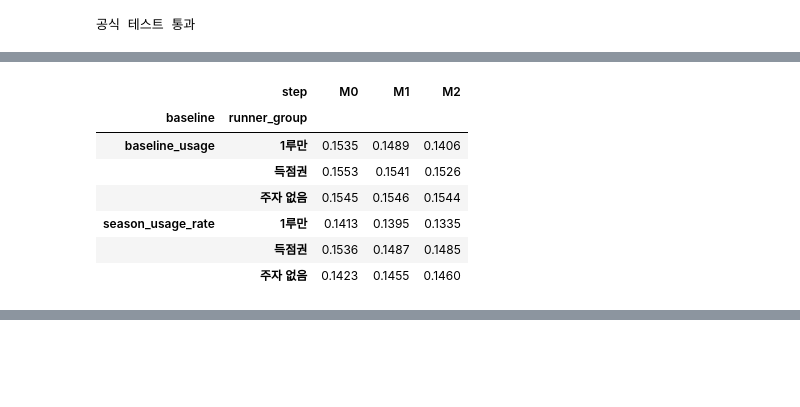
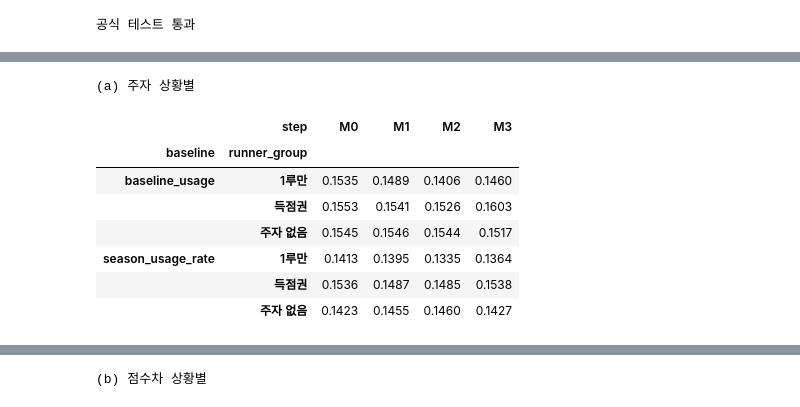
Before and after one commit to DongYun22/9th-first-project-baseball-2, a Jupyter notebook: notebooks/01_DY_situation_matched_control.ipynb, the cells around one changed output, grey strips where cells are left out. Saved outputs shown, nothing was run; the diff lists cells and outputs as text; code cells hidden in the pictures; blank space fills up the shorter version.

```diff
--- a/notebooks/01_DY_situation_matched_control.ipynb
+++ b/notebooks/01_DY_situation_matched_control.ipynb
@@ -136,7 +150,7 @@ season_usage = compute_season_usage_rate(pitches)
 xbh_all = identify_extra_base_hit_events(pitches)
 assert len(xbh_all) == 70_319, len(xbh_all)
 
-xbh = build_xbh_rematch(pitches, season_usage).drop(columns='score_diff')
+xbh = build_xbh_rematch(pitches, season_usage)
 n_eligible = int(xbh['pitch_family'].notna().sum())
 assert len(xbh) == 27_391, len(xbh)
 assert n_eligible == 27_371, n_eligible
@@ -154,7 +168,7 @@ season
 장타 70,319건, 같은 타자 재대결 27,391건 (구종 있는 27,371건)
 # %%
 PITCH_KEYS = ['game_pk', 'at_bat_number', 'pitch_number', 'pitcher']
-NEXT_COLUMNS = ['runners_n_next', 'risp_next', 'outs_next']
+NEXT_COLUMNS = ['runners_n_next', 'risp_next', 'outs_next', 'score_diff_next']
 
 
 def attach_event_situation(events: pd.DataFrame, pitches_sit: pd.DataFrame) -> pd.DataFrame:
@@ -169,15 +183,15 @@ def attach_event_situation(events: pd.DataFrame, pitches_sit: pd.DataFrame) -> p
 
 
 def attach_next_situation(events: pd.DataFrame, pitches_sit: pd.DataFrame) -> pd.DataFrame:
-    """재대결 타석에서 같은 투수가 던진 첫 투구 시점의 주자·아웃을 붙인다 (균형 점검·보정용)."""
+    """재대결 타석에서 같은 투수가 던진 첫 투구 시점의 주자·아웃·점수차를 붙인다 (균형 점검·보정용)."""
     events = events.drop(columns=[c for c in NEXT_COLUMNS if c in events.columns])
     first = (
         pitches_sit.sort_values(['game_pk', 'at_bat_number', 'pitcher', 'pitch_number'])
         .groupby(['game_pk', 'at_bat_number', 'pitcher'], as_index=False)
-        .first()[['game_pk', 'at_bat_number', 'pitcher', 'runners_n', 'risp', 'outs_when_up']]
+        .first()[['game_pk', 'at_bat_number', 'pitcher', 'runners_n', 'risp', 'outs_when_up', 'score_diff']]
         .rename(columns={
             'at_bat_number': 'next_at_bat_number', 'runners_n': 'runners_n_next',
-            'risp': 'risp_next', 'outs_when_up': 'outs_next',
+            'risp': 'risp_next', 'outs_when_up': 'outs_next', 'score_diff': 'score_diff_next',
         })
     )
     first['next_at_bat_number'] = first['next_at_bat_number'].astype(float)
@@ -287,13 +308,14 @@ STEPS = {
     'M0': ('season', 'pitch_family'),
     'M1': ('season', 'pitch_family', 'base_out_state'),
     'M2': ('season', 'pitch_family', 'base_out_state', 'inning_bucket', 'count_bucket'),
+    'M3': ('season', 'pitch_family', 'base_out_state', 'inning_bucket', 'count_bucket', 'score_diff_bucket'),
 }
 
 
 def build_step(step: str, pitches_sit: pd.DataFrame, xbh_: pd.DataFrame, season_usage_: pd.DataFrame):
     """단계별 대조군을 뽑고 장타를 칸별 대조군 수에 맞춘다. (장타, 대조군) 반환."""
     strata = list(STEPS[step])
-    placebo = build_placebo_rematch(pitches_sit, xbh_, season_usage_, strata_cols=tuple(strata)).drop(columns='score_diff')
+    placebo = build_placebo_rematch(pitches_sit, xbh_, season_usage_, strata_cols=tuple(strata))
     placebo = attach_next_situation(attach_event_situation(placebo, pitches_sit), pitches_sit)
     xbh_m = match_treatment_to_control(xbh_, placebo, tuple(strata), seed=PLACEBO_SEED)
     same = xbh_m.groupby(strata).size().sort_index().equals(placebo.groupby(strata).size().sort_index())
@@ -304,6 +326,7 @@ def build_step(step: str, pitches_sit: pd.DataFrame, xbh_: pd.DataFrame, season_
 pairs = {}
 for step in STEPS:
     xbh_m, placebo_m = build_step(step, pitches, xbh, season_usage)
+    xbh_m['runner_group'], placebo_m['runner_group'] = runner_group(xbh_m), runner_group(placebo_m)
     pairs[step] = (xbh_m, placebo_m)
     print(f'{step}: 장타 {len(xbh_m):,}/{n_eligible:,}건 유지 ({len(xbh_m) / n_eligible:.1%}), 대조군 {len(placebo_m):,}건')
 # %% [output]
@@ -387,11 +415,12 @@ M0 평균 비교
 # %%
 BASE_FORMULA = (
-    'reused_same_type ~ group * baseline_usage + balls + strikes + outs_when_up '
+    'reused_same_type ~ group * baseline_usage + balls + strikes + outs_when_up + score_diff '
     '+ stand + pitch_family + factor(season) + (0 + group | pitcher)'
 )
 C0_FORMULA = BASE_FORMULA.replace(' + (0 + group | pitcher)', ' + runners_n + risp + (0 + group | pitcher)')
 REQUIRED = [
-    'reused_same_type', 'baseline_usage', 'balls', 'strikes', 'outs_when_up', 'stand', 'pitch_family', 'season', 'pitcher',
+    'reused_same_type', 'baseline_usage', 'balls', 'strikes', 'outs_when_up', 'score_diff',
+    'stand', 'pitch_family', 'season', 'pitcher',
 ]
 
 
@@ -459,40 +491,59 @@ summary.to_csv('../data/processed/situation_matched_ladder_summary.csv')
 # %%
-def stratified_reduction(xbh_: pd.DataFrame, placebo_: pd.DataFrame, baseline_col: str, min_n: int = 30) -> pd.DataFrame:
+def stratified_reduction(
+    xbh_: pd.DataFrame, placebo_: pd.DataFrame, baseline_col: str, group_col: str, levels: list[str], min_n: int = 30
+) -> pd.DataFrame:
     x, p = usable(xbh_, baseline_col), usable(placebo_, baseline_col)
-    x['runner_group'], p['runner_group'] = runner_group(x), runner_group(p)
     rows = []
-    for level in ['주자 없음', '1루만', '득점권']:
-        gx, gp = x[x['runner_group'] == level], p[p['runner_group'] == level]
+    for level in levels:
+        gx, gp = x[x[group_col] == level], p[p[group_col] == level]
         if len(gx) < min_n or len(gp) < min_n:
             continue
         r = summarize_diff_in_diff(gx['diff'], gp['diff'])
         rows.append({
-            'runner_group': level, 'n_xbh': len(gx), 'n_placebo': len(gp),
+            group_col: level, 'n_xbh': len(gx), 'n_placebo': len(gp),
             'net': r['net_effect'], 'ci_low': r['ci_low'], 'ci_high': r['ci_high'],
         })
     return pd.DataFrame(rows)
 
 
-strat = pd.concat(
+RUNNER_LEVELS = ['주자 없음', '1루만', '득점권']
+SCORE_LEVELS = ['뒤짐', '동점', '앞섬']
+
+strat_runner = pd.concat(
     [
-        stratified_reduction(*pairs[step], baseline).assign(step=step, baseline=baseline)
+        stratified_reduction(*pairs[step], baseline, 'runner_group', RUNNER_LEVELS).assign(step=step, baseline=baseline)
         for step in STEPS
         for baseline in ('season_usage_rate', 'baseline_usage')
     ],
     ignore_index=True,
 )
-display(strat.pivot_table(index=['baseline', 'runner_group'], columns='step', values='net').round(4))
-display(strat.round(4))
-strat.to_csv('../data/processed/situation_matched_stratified_by_runners.csv', index=False)
+print('(a) 주자 상황별')
+display(strat_runner.pivot_table(index=['baseline', 'runner_group'], columns='step', values='net').round(4))
+display(strat_runner.round(4))
+strat_runner.to_csv('../data/processed/situation_matched_stratified_by_runners.csv', index=False)
+
+strat_score = pd.concat(
+    [
+        stratified_reduction(*pairs[step], baseline, 'score_diff_bucket', SCORE_LEVELS).assign(step=step, baseline=baseline)
+        for step in STEPS
+        for baseline in ('season_usage_rate', 'baseline_usage')
+    ],
+    ignore_index=True,
+)
+print('(b) 점수차 상황별')
+display(strat_score.pivot_table(index=['baseline', 'score_diff_bucket'], columns='step', values='net').round(4))
+display(strat_score.round(4))
+strat_score.to_csv('../data/processed/situation_matched_stratified_by_score.csv', index=False)
 # %% [output]
+(a) 주자 상황별
-|  | step | M0 | M1 | M2 |
-| baseline | runner_group |  |  |  |
-| baseline_usage | 1루만 | 0.1535 | 0.1489 | 0.1406 |
-|  | 득점권 | 0.1553 | 0.1541 | 0.1526 |
-|  | 주자 없음 | 0.1545 | 0.1546 | 0.1544 |
-| season_usage_rate | 1루만 | 0.1413 | 0.1395 | 0.1335 |
-|  | 득점권 | 0.1536 | 0.1487 | 0.1485 |
-|  | 주자 없음 | 0.1423 | 0.1455 | 0.1460 |
+|  | step | M0 | M1 | M2 | M3 |
+| baseline | runner_group |  |  |  |  |
+| baseline_usage | 1루만 | 0.1535 | 0.1489 | 0.1406 | 0.1460 |
+|  | 득점권 | 0.1553 | 0.1541 | 0.1526 | 0.1603 |
+|  | 주자 없음 | 0.1545 | 0.1546 | 0.1544 | 0.1517 |
+| season_usage_rate | 1루만 | 0.1413 | 0.1395 | 0.1335 | 0.1364 |
+|  | 득점권 | 0.1536 | 0.1487 | 0.1485 | 0.1538 |
+|  | 주자 없음 | 0.1423 | 0.1455 | 0.1460 | 0.1427 |
 |  | runner_group | n_xbh | n_placebo | net | ci_low | ci_high | step | baseline |
 | 0 | 주자 없음 | 17229 | 18837 | 0.1423 | 0.1368 | 0.1478 | M0 | season_usage_rate |
 | 1 | 1루만 | 5067 | 3765 | 0.1413 | 0.1299 | 0.1526 | M0 | season_usage_rate |
@@ -512,0 +564 @@ strat.to_csv('../data/processed/situation_matched_stratified_by_runners.csv', in
+(b) 점수차 상황별
```
Also changed, not shown: parts of 22 cells of this notebook, 3 other files.
